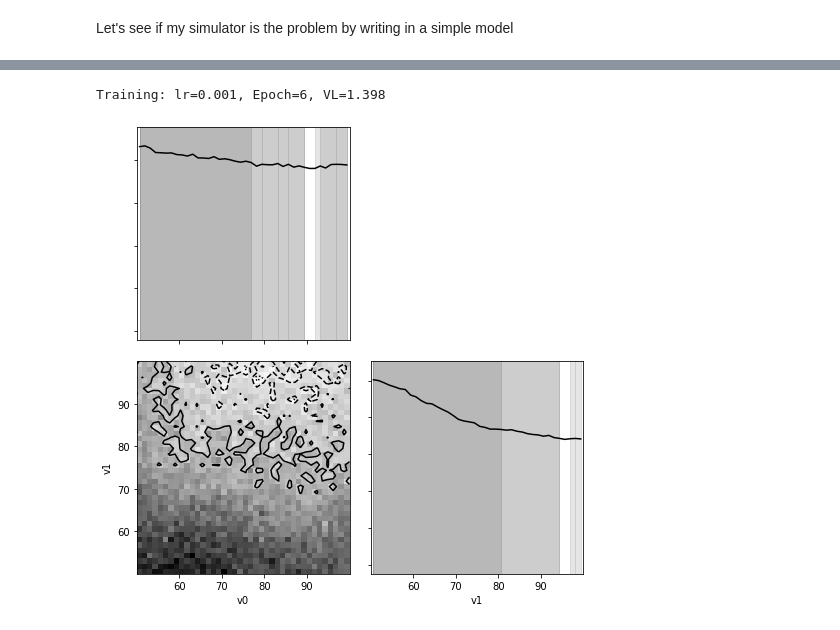
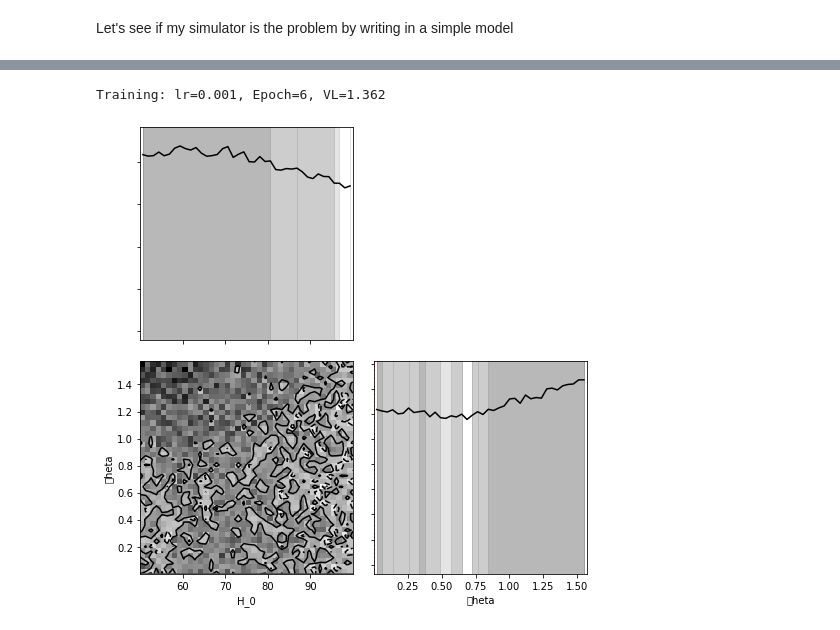
Before and after one commit to samgagnon/kilonova_sim, a Jupyter notebook: Baby's First Forward Model.ipynb, the cells around one changed output, grey strips where cells are left out. Cells and saved outputs as stored; diff of their text form; code cells hidden in the pictures.

Commit message:
Fixed prior issue, no cosine allowed

```diff
--- a/Baby's First Forward Model.ipynb
+++ b/Baby's First Forward Model.ipynb
@@ -195,7 +195,7 @@ Npar = 2
 def forward(v):
     # get terms from input vector
     H0 = v[0]
-    v0 = v[1]
+    v0 = np.cos(v[1])
     det_list = []
     for event in event_list:
         print(event)
@@ -264,19 +264,20 @@ def model(v):
 
 Ntrain = 20
 
-def prior_func(u):
+def pfunc(u):
     H0 = 50 * u[0] + 50
-    v = np.cos(np.pi / 2 * u[1])
-    return np.array([H0, v])
+#     v = np.cos(np.pi / 2 * u[1])
+    theta = np.pi / 2 * u[1]
+    return np.array([H0, theta])
 # %%
 # simulator = swyft.Simulator(simulator, Npar, sim_shapes = {"x": [Npar]})
 # store = swyft.MemoryStore(simulator)
 
-simulator = swyft.Simulator(forward, Npar, sim_shapes = {"x": [Npar]})
+simulator = swyft.Simulator(forward, ["H_0", "\theta"], sim_shapes = {"x": [Npar]})
 store = swyft.MemoryStore(simulator)
 
-# prior = swyft.Prior(prior_func, Npar)
-prior = swyft.Prior(lambda u: u*50+50, Npar)
+prior = swyft.Prior(pfunc, Npar)
+# prior = swyft.Prior(lambda u: u*50+50, Npar)
 store.add(Ntrain, prior)
 store.simulate()
 # %% [output]
@@ -310,12 +309,12 @@ post = swyft.Posteriors(dataset)
 post.add([(0, 1)], device=DEVICE)
 post.train([(0, 1)], max_epochs = 20, nworkers=0)
 # %% [output]
-Training: lr=0.001, Epoch=6, VL=1.398
+Training: lr=0.001, Epoch=6, VL=1.362
 # %%
 v0 = np.zeros(Npar)
 obs0 = model(v0)
 # %%
-samples = post.sample(1000000, obs0)
+samples = post.sample(100000, obs0)
 swyft.plot_corner(samples, [0, 1], color='k', figsize = (8,8), truth=v0, bins = 40);
 # %% [output]
-[figure, old version]
+[figure, new version]
```
Also changed, not shown: parts of 3 cells of this notebook.
